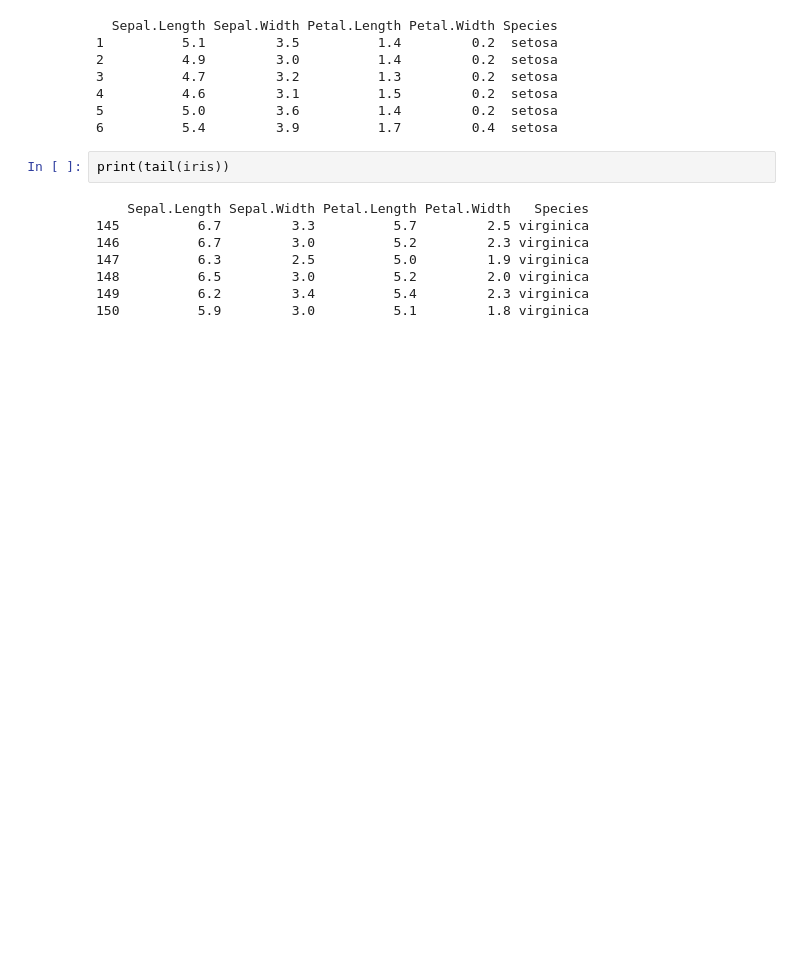
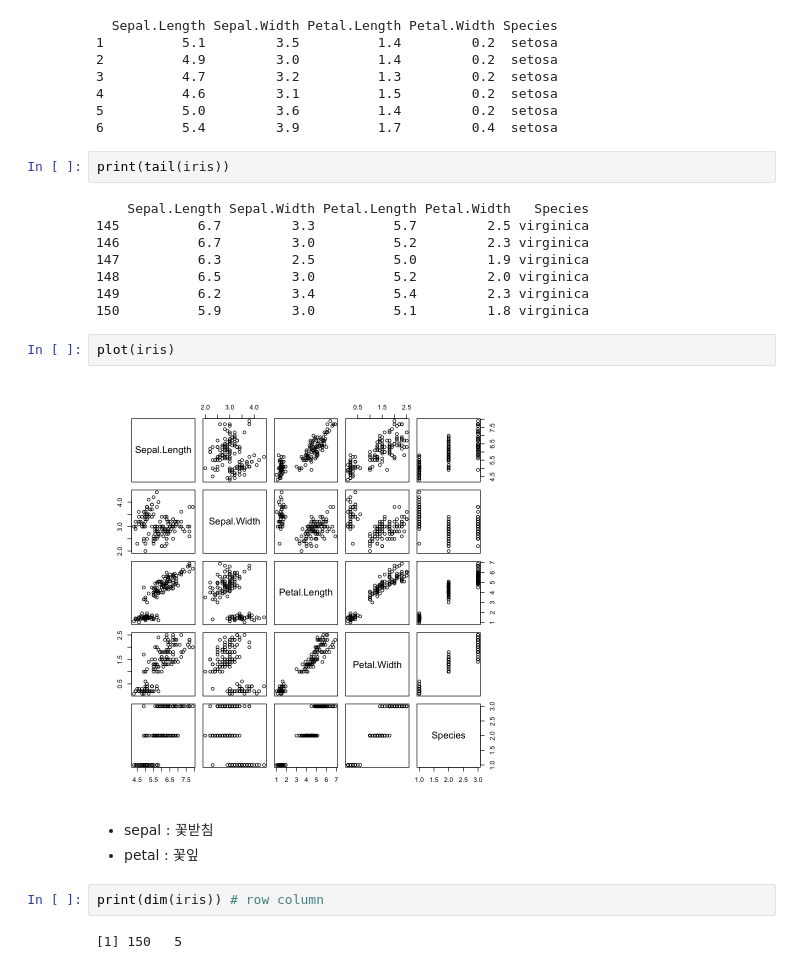
Before and after one commit to Tommylee1013/BusinessAnalytics, a Jupyter notebook: Data Touring/Data Touring.ipynb, the cells around one changed output. Saved outputs shown, nothing was run; the diff lists cells and outputs as text; blank space fills up the shorter version.

```diff
--- a/Data Touring/Data Touring.ipynb
+++ b/Data Touring/Data Touring.ipynb
@@ -39,3 +39,14 @@ print(tail(iris))
 148          6.5         3.0          5.2         2.0 virginica
 149          6.2         3.4          5.4         2.3 virginica
 150          5.9         3.0          5.1         1.8 virginica
+# %%
+plot(iris)
+# %% [output]
+[figure, added]
+# %% [markdown]
+- sepal : 꽃받침
+- petal : 꽃잎
+# %%
+print(dim(iris)) # row column
+# %% [output]
+[1] 150   5
```
Also changed, not shown: parts of 6 cells of this notebook.
